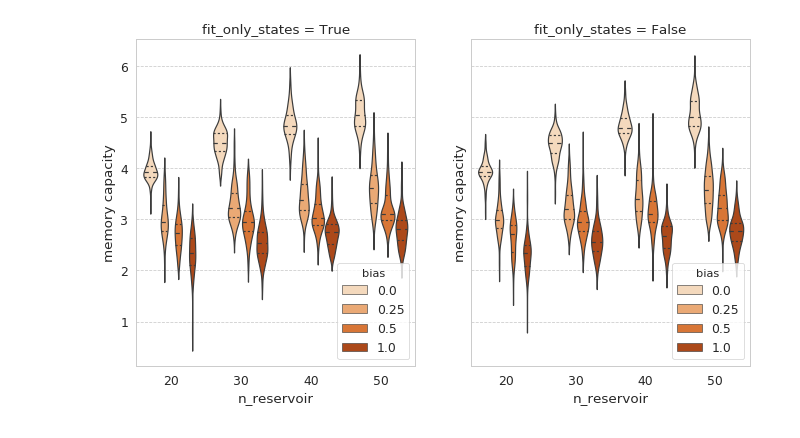
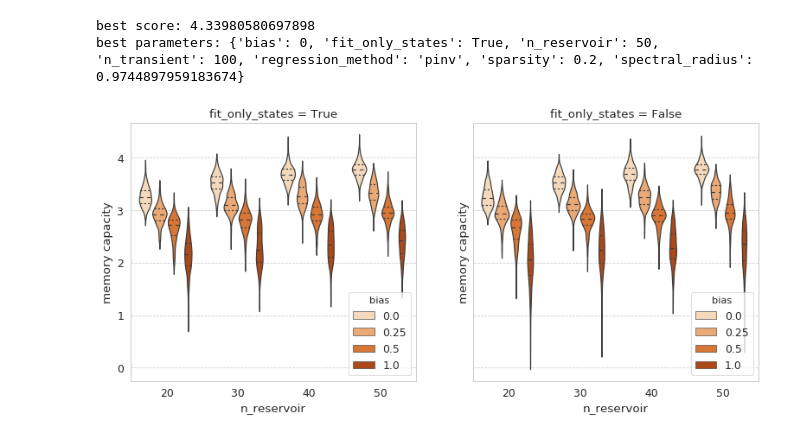
Before and after one commit to fabridamicelli/echoes, a Jupyter notebook: examples/notebooks/gridsearch_memorycapacity.ipynb, the cells around one changed output. Cells and saved outputs as stored; diff of their text form; code cells hidden in the pictures.

```diff
--- a/examples/notebooks/gridsearch_memorycapacity.ipynb
+++ b/examples/notebooks/gridsearch_memorycapacity.ipynb
@@ -70,0 +10,23 @@ grid.best_params_, grid.best_score_
+# %%
+# Task parameters
+task_params_fixed = dict(
+    inputs_func=np.random.uniform,
+    inputs_params={"low":-.5, "high":.5, "size":200},
+    lags = [1, 2, 5, 10, 15, 20, 25, 30, 35, 40]
+)
+
+param_grid = dict(
+    # Fixed params - remember to put them in a list, despite them being individual values
+    n_reservoir=[20, 30, 40, 50],
+    n_transient=[100],
+    regression_method=["pinv"],
+
+    # Variable params for grid search
+    spectral_radius=list(np.linspace(.8, .99, 50)),
+    bias=[0, .25, .5, 1],
+    fit_only_states=[True, False],
+    sparsity=[0, .2, .4, .6, .8]
+)
+
+grid = (GridSearchTask(MemoryCapacity, task_params_fixed, param_grid, n_jobs=-2)
+        .fit())
@@ -71,18 +44,23 @@ grid.best_params_, grid.best_score_
 # %%
+print("best score:", grid.best_score_)
+print("best parameters:", grid.best_params_)
+
 data = grid.to_dataframe()
-data["memory capacity"] = -data["scores"] # revert to memory capacity
+data["memory capacity"] = data["scores"] # revert to memory capacity
 
-fig, axes = plt.subplots(figsize=(11, 6), ncols=2, sharey=True)
+fig, axes = plt.subplots(figsize=(13, 5.5), ncols=2, sharey=True)
 for ax, onlystates in zip(axes, (True, False)):
     sns.violinplot(
         x="n_reservoir",
         y="memory capacity",
         data=data[data.fit_only_states == onlystates],
         hue="bias",
         ax=ax,
         inner="quartile",
-        palette="Oranges",)
-
+        palette="Oranges",
+    )
     ax.set_title(f"fit_only_states = {onlystates}")
 # %% [output]
+best score: 4.33980580697898
+best parameters: {'bias': 0, 'fit_only_states': True, 'n_reservoir': 50, 'n_transient': 100, 'regression_method': 'pinv', 'sparsity': 0.2, 'spectral_radius': 0.9744897959183674}
-[figure, old version]
+[figure, new version]
```
Also changed, not shown: parts of 5 cells of this notebook, 14 other files.
